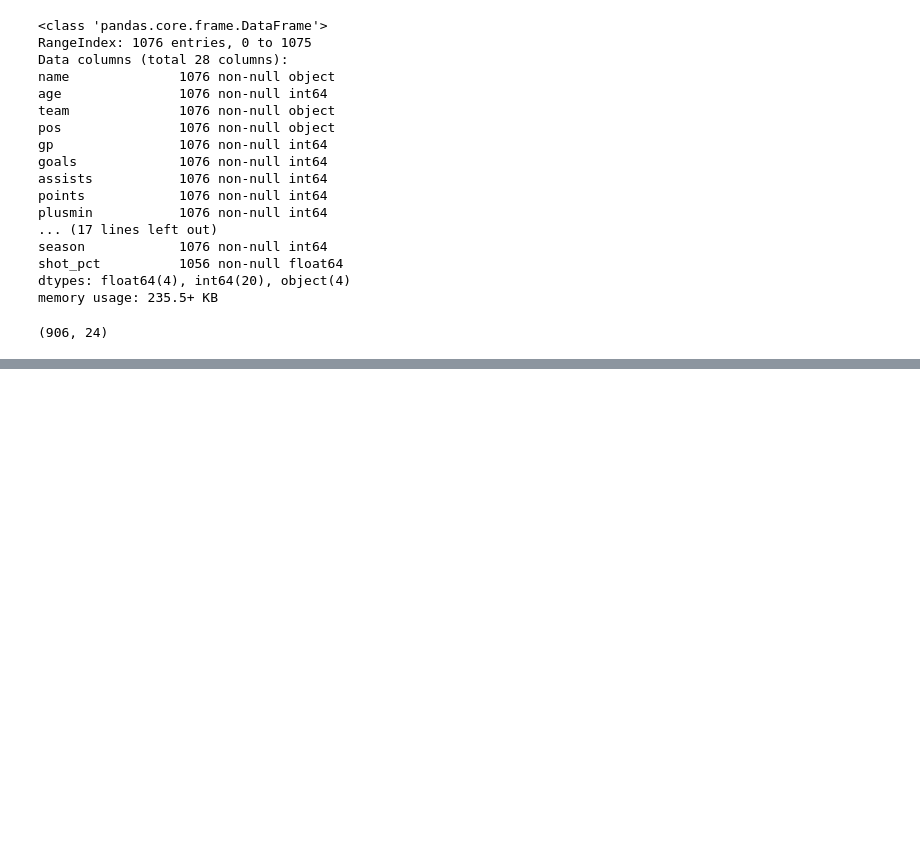
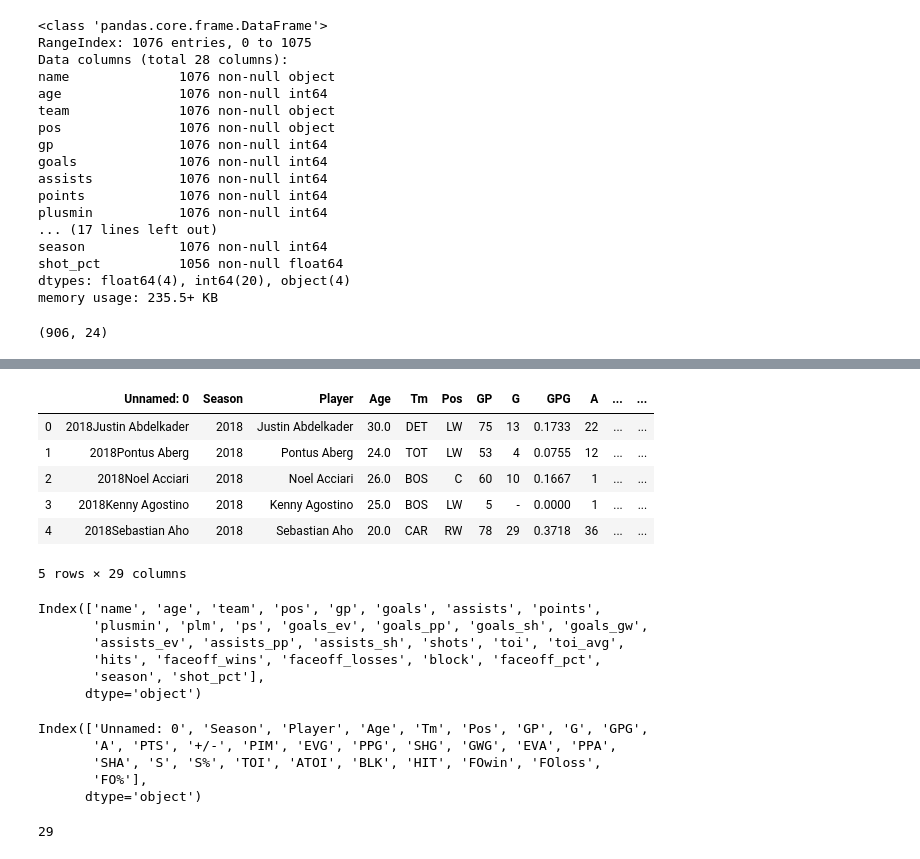
Before and after one commit to ArielJosephCohen/nhl_nba_teammate_effects, a Jupyter notebook: scraper_for_2019_nhl_season.ipynb, the cells around one changed output, grey strips where cells are left out. Cells and saved outputs as stored; diff of their text form; code cells hidden in the pictures; blank space fills up the shorter version.

Commit message:
dealth with players on multiple teams

```diff
--- a/scraper_for_2019_nhl_season.ipynb
+++ b/scraper_for_2019_nhl_season.ipynb
@@ -506,0 +466,27 @@ unique_players.head()
+# %%
+pre_2019.head()
+# %% [output]
+|  | Unnamed: 0 | Season | Player | Age | Tm | Pos | GP | G | GPG | A | ... | ... |
+| 0 | 2018Justin Abdelkader | 2018 | Justin Abdelkader | 30.0 | DET | LW | 75 | 13 | 0.1733 | 22 | ... | ... |
+| 1 | 2018Pontus Aberg | 2018 | Pontus Aberg | 24.0 | TOT | LW | 53 | 4 | 0.0755 | 12 | ... | ... |
+| 2 | 2018Noel Acciari | 2018 | Noel Acciari | 26.0 | BOS | C | 60 | 10 | 0.1667 | 1 | ... | ... |
+| 3 | 2018Kenny Agostino | 2018 | Kenny Agostino | 25.0 | BOS | LW | 5 | - | 0.0000 | 1 | ... | ... |
+| 4 | 2018Sebastian Aho | 2018 | Sebastian Aho | 20.0 | CAR | RW | 78 | 29 | 0.3718 | 36 | ... | ... |
+5 rows × 29 columns
+# %%
+df.columns
+# %% [output]
+Index(['name', 'age', 'team', 'pos', 'gp', 'goals', 'assists', 'points',
+       'plusmin', 'plm', 'ps', 'goals_ev', 'goals_pp', 'goals_sh', 'goals_gw',
+       'assists_ev', 'assists_pp', 'assists_sh', 'shots', 'toi', 'toi_avg',
+       'hits', 'faceoff_wins', 'faceoff_losses', 'block', 'faceoff_pct',
+       'season', 'shot_pct'],
+      dtype='object')
+# %%
+pre_2019.columns
+# %% [output]
+Index(['Unnamed: 0', 'Season', 'Player', 'Age', 'Tm', 'Pos', 'GP', 'G', 'GPG',
+       'A', 'PTS', '+/-', 'PIM', 'EVG', 'PPG', 'SHG', 'GWG', 'EVA', 'PPA',
+       'SHA', 'S', 'S%', 'TOI', 'ATOI', 'BLK', 'HIT', 'FOwin', 'FOloss',
+       'FO%'],
+      dtype='object')
@@ -506,0 +497,4 @@ unique_players.head()
+# %%
+len(df.columns)
+# %% [output]
+29
```
Also changed, not shown: parts of 34 cells of this notebook.
